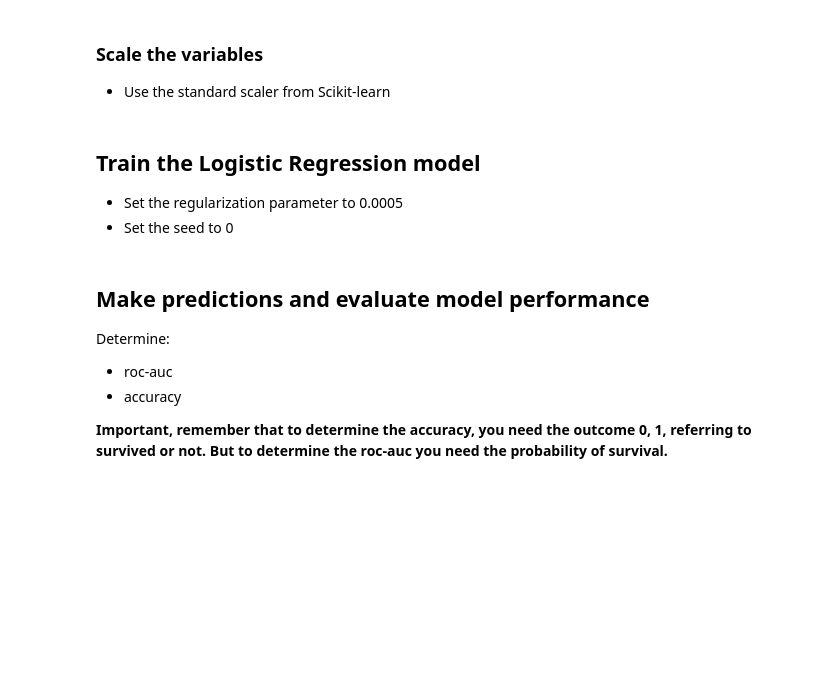
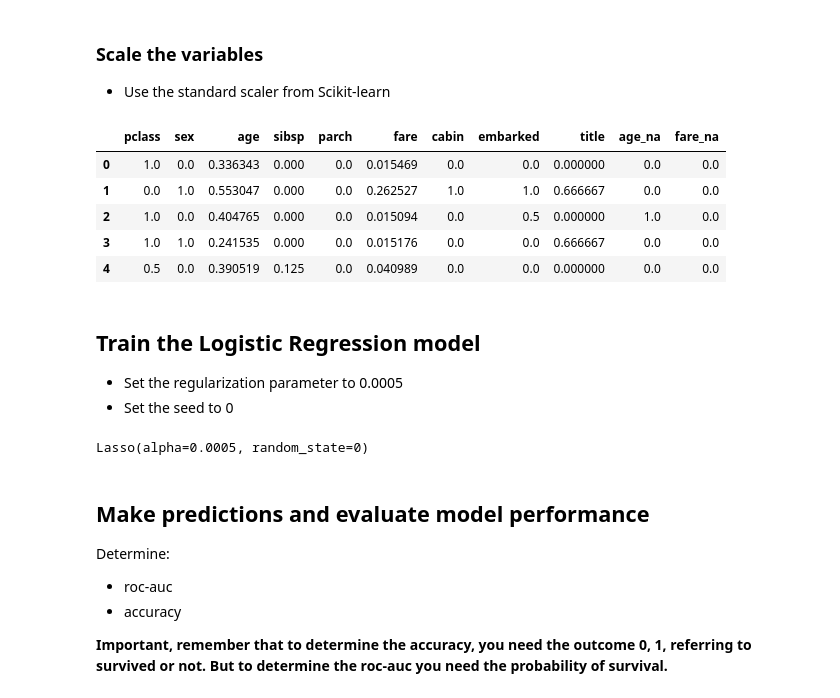
Before and after one commit to KalinkaSoftware/deploying-machine-learning-models, a Jupyter notebook: section-04-research-and-development/titanic-assignment/01-predicting-survival-titanic-assignement.ipynb, the cells around one changed output. Cells and saved outputs as stored; diff of their text form; code cells hidden in the pictures; blank space fills up the shorter version.

```diff
--- a/section-04-research-and-development/titanic-assignment/01-predicting-survival-titanic-assignement.ipynb
+++ b/section-04-research-and-development/titanic-assignment/01-predicting-survival-titanic-assignement.ipynb
@@ -248,19 +363,23 @@ Name: cabin, Length: 1309, dtype: object
 - remove labels present in less than 5 % of the passengers
 # %%
 def analyse_rare_labels(df, var, rare_perc):
+    # function finds the labels that are shared by more than
+    # a certain % of the houses in the dataset
+
     df = df.copy()
 
-    # determine the % of observations per category
-    tmp = df.groupby(var)['survived'].count() / len(df)
+    tmp = df.groupby(var)[var].count() / len(df)
 
-    # return categories that are rare
-    return tmp[tmp < rare_perc]
+    return tmp[tmp > rare_perc].index
 
 # print categories that are present in less than
 # 1 % of the observations
 
-for var in vars_cat: #cat_others:
-    data.drop(analyse_rare_labels(data, var, 0.01))
-    print()
+#for var in vars_cat: #cat_others:
+#    frequent_ls = analyse_rare_labels(X_train, var, 0.05)
+#
+#    print(var, frequent_ls)
+#
+#data = data.drop('cabin', axis=1)
 
-data.head
+#data.head
@@ -275,11 +499,49 @@ KeyError: '[0.00076394 0.00076394 0.00076394 0.00076394 0.00076394 0.00076394\n
 ### Scale the variables
 
 - Use the standard scaler from Scikit-learn
+# %%
+# create scaler
+scaler = MinMaxScaler()
+
+#  fit  the scaler to the train set
+scaler.fit(X_train)
+
+# transform the train and test set
+
+# sklearn returns numpy arrays, so we wrap the
+# array with a pandas dataframe
+
+X_train = pd.DataFrame(
+    scaler.transform(X_train),
+    columns=X_train.columns
+)
+
+X_test = pd.DataFrame(
+    scaler.transform(X_test),
+    columns=X_train.columns
+)
+# %%
+X_train.head()
+# %% [output]
+|  | pclass | sex | age | sibsp | parch | fare | cabin | embarked | title | age_na | fare_na |
+| 0 | 1.0 | 0.0 | 0.336343 | 0.000 | 0.0 | 0.015469 | 0.0 | 0.0 | 0.000000 | 0.0 | 0.0 |
+| 1 | 0.0 | 1.0 | 0.553047 | 0.000 | 0.0 | 0.262527 | 1.0 | 1.0 | 0.666667 | 0.0 | 0.0 |
+| 2 | 1.0 | 0.0 | 0.404765 | 0.000 | 0.0 | 0.015094 | 0.0 | 0.5 | 0.000000 | 1.0 | 0.0 |
+| 3 | 1.0 | 1.0 | 0.241535 | 0.000 | 0.0 | 0.015176 | 0.0 | 0.0 | 0.666667 | 0.0 | 0.0 |
+| 4 | 0.5 | 0.0 | 0.390519 | 0.125 | 0.0 | 0.040989 | 0.0 | 0.0 | 0.000000 | 0.0 | 0.0 |
 # %% [markdown]
 ## Train the Logistic Regression model
 
 - Set the regularization parameter to 0.0005
 - Set the seed to 0
+# %%
+lin_model = Lasso(alpha=0.0005, random_state=0)
+
+# train the model
+
+lin_model.fit(X_train, y_train)
+# %% [output]
+Lasso(alpha=0.0005, random_state=0)
 # %% [markdown]
 ## Make predictions and evaluate model performance
 
```
Also changed, not shown: parts of 24 cells of this notebook, 1 other file.
